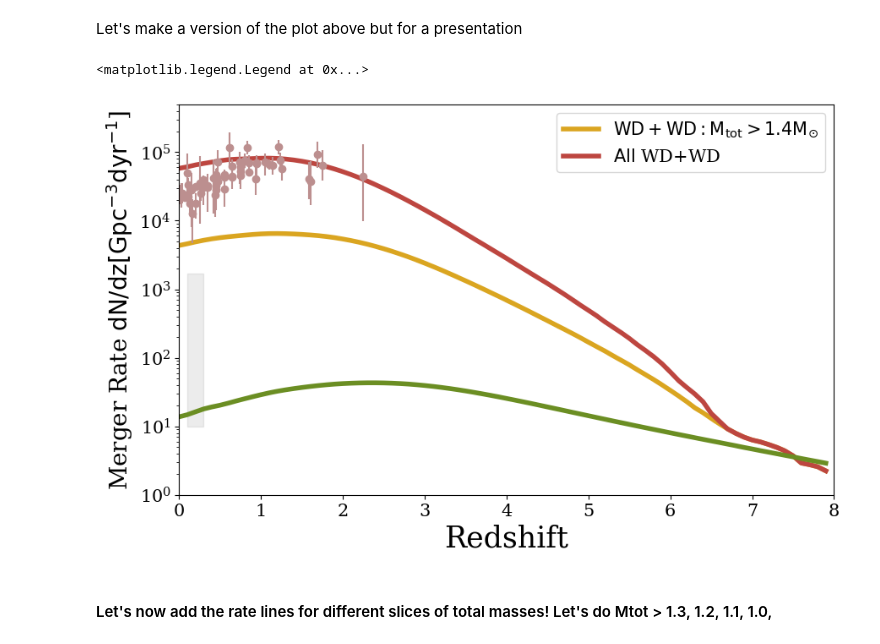
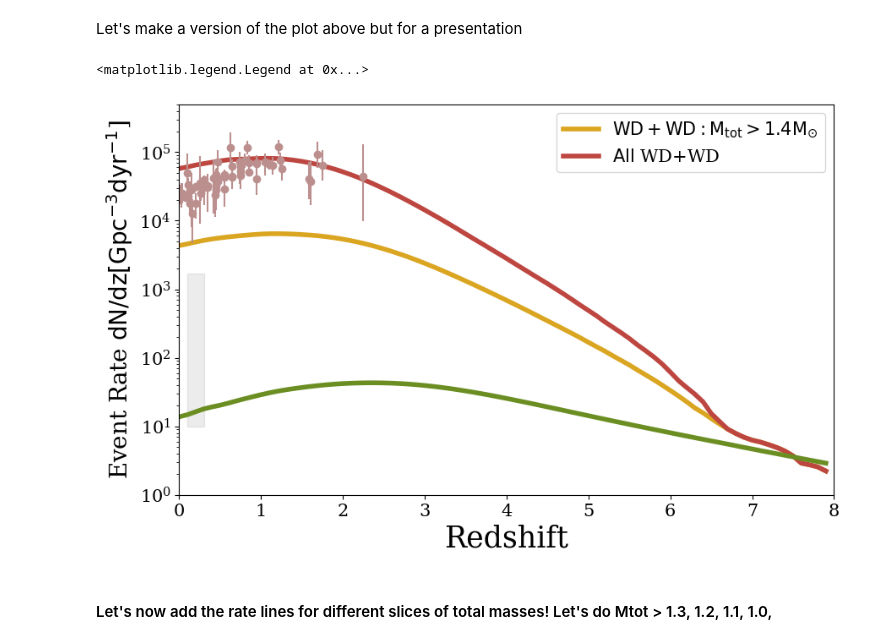
Before and after one commit to melanie-santiago26/research_work, a Jupyter notebook: making_figures/rates_analysis.ipynb, the cells around one changed output. Cells and saved outputs as stored; diff of their text form; code cells hidden in the pictures.

Commit message:
poster edits

```diff
--- a/making_figures/rates_analysis.ipynb
+++ b/making_figures/rates_analysis.ipynb
@@ -62,7 +75,7 @@ dco_mask_NS = rates_info_NS['DCOmask'][()]
 #### Doing rates analysis on the AIS WD hdf5 output
 # %%
 # reading in the HDF5 file
-pathTorates_H5 = '/mnt/home/msantiago/ceph/data/CosmicIntegration/Rate_info_WD_LG_AIS_3.h5' #path of the hdf5 file
+pathTorates_H5 = '/home/jovyan/home/rate_outputs/Rate_info_WDWD_1.h5' #path of the hdf5 file
 
 Data_rates = h5.File(pathTorates_H5)
 # %%
@@ -77,7 +90,7 @@ rates_info.keys()
 <KeysViewHDF5 ['DCOmask', 'SEED', 'merger_rate', 'redshifts']>
 # %%
 # reading in the HDF5 file
-pathToweights_H5 = '/mnt/home/msantiago/ceph/data/CosmicIntegration/CosmicIntegration/COMPAS_Output_wWeights_NEW_LG_3.h5' #path of the hdf5 file
+pathToweights_H5 = '/home/jovyan/home/edit_hdf5/COMPAS_Output_wWeights.h5' #path of the hdf5 file
 
 Data_weights = h5.File(pathToweights_H5)
 # %%
@@ -116,3 +129,4 @@ merging_all_WD
 # %%
-merging_all_NS = DCO_WD_data[dco_mask_NS]
+merging_all_NS = DCO_NS_data[dco_mask_NS]
+merging_all_NS
 # %% [output]
@@ -373,14 +413,14 @@ ValueError: x and y must have same first dimension, but have shapes (80,) and (0
 Getting the total merger rate for a specific redshift
 # %%
 # gettign the mean merger rate per system
-total_merger_rate = []
+total_merger_rate_WD = []
 
 # looping through each collection of merger rates
 for s in range(rates_info['merger_rate'][0,:].shape[0]):
 
     # selecting the mean merger rate for each reshift bin
     tota_rate = np.sum(merging_all_COWD[merging_all_COWD.columns[20+s]])
-    total_merger_rate.append(tota_rate)
+    total_merger_rate_WD.append(tota_rate)
 # %%
 # BNS
 # gettign the mean merger rate per system
@@ -621,7 +659,7 @@ Let's make a version of the plot above but for a presentation
 plt.figure(figsize=(10,6))
 # ## COMPAS model
 plt.plot(redshifts[()],chandra_merger_rate,linewidth=4,color='goldenrod',label=r'$\mathrm{WD+WD: M_{tot} > 1.4 M_{\odot}}$')
-plt.plot(redshifts[()],total_merger_rate,linewidth=4,color='#BD4640',label=r'$\mathrm{All}$ WD+WD')
+plt.plot(redshifts[()],total_merger_rate_WD,linewidth=4,color='#BD4640',label=r'$\mathrm{All}$ WD+WD')
 ## COMPAS model version v03.35.03
 total_merger_rate_NS_version = np.sum(rates_info_NS['merger_rate'], axis=0)
 redshifts_NS = rates_info_NS['redshifts']
@@ -632,35 +670,35 @@ plt.plot(redshifts_NS[()],total_merger_rate_NS_version,linewidth=4,color='olived
 plt.plot(redshifts_briel,converted_rates_briel,'.',color='lavender')#,label='Briel 2020')
 plt.errorbar(redshifts_briel,converted_rates_briel,yerr=y_error,fmt='o', color = 'rosybrown')#,label='Briel et al. 2022')
 
 # ## LVK BNS rate
 plt.fill_between([0.1,0.3],
                 10,
                 1700,
                 alpha=0.15,
                 color="grey")#,label=r'LVK BNS Rate $\mathrm{z=0.2}$')
 
 
 # let's add a line to add important events that have happened
 ## peak of star formation?
 # plt.axvline(3, color='#c7c9a9', linestyle='--', linewidth=2,label='Peak of Star Formation - TNG100')
 
 
 ## axis
 plt.xlim(0,8)
 plt.ylim(10**0,5*10**5)
 plt.yscale('log')
-plt.ylabel(r"Merger Rate $\mathrm{dN/dz[Gpc^{-3}dyr^{-1}}$]",fontsize=20)
+plt.ylabel(r"Event Rate $\mathrm{dN/dz[Gpc^{-3}dyr^{-1}}$]",fontsize=20)
 plt.xlabel(r"Redshift",fontsize=25)
 plt.xticks(fontsize=15)
 plt.yticks(fontsize=15)
 # plt.title(r"Binary White Dwarf (WD+WD) Merger Rate Distirbution")
 plt.legend(fontsize=15)
 
 ## save figure:
 #plt.savefig("redshifts_rates_WD_NS.pdf",bbox_inches='tight',pad_inches=0.1)
 # %% [output]
 <matplotlib.legend.Legend at 0x...>
-[figure, old version]
+[figure, new version]
 # %% [markdown]
 #### Let's now add the rate lines for different slices of total masses! Let's do Mtot > 1.3, 1.2, 1.1, 1.0,
 # %%
```
Also changed, not shown: parts of 23 cells of this notebook, 8 other files.
